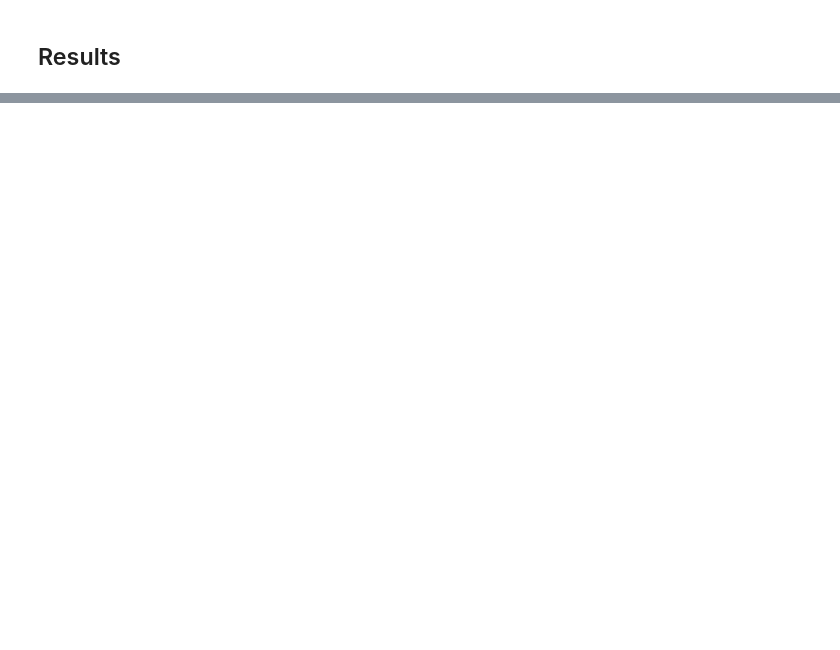
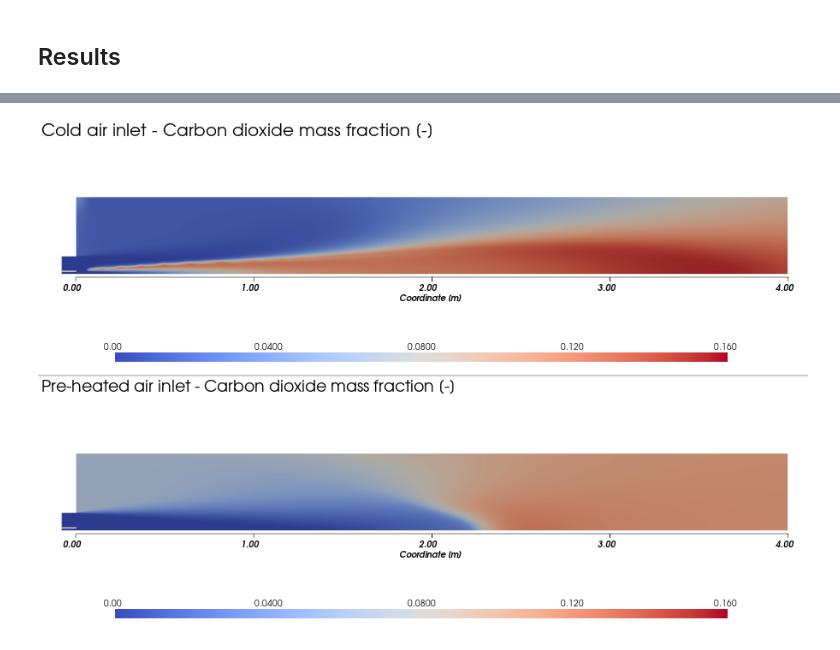
Before and after one commit to wallytutor/OpenFOAM, a Jupyter notebook: tutorials/multicomponentFluid/methaneAirSentivity/report.ipynb, the cells around one changed output, grey strips where cells are left out. Drawn from its saved outputs; the diff is of its cells as text; code cells hidden in the pictures; blank space fills up the shorter version.

```diff
--- a/tutorials/multicomponentFluid/methaneAirSentivity/report.ipynb
+++ b/tutorials/multicomponentFluid/methaneAirSentivity/report.ipynb
@@ -109,0 +191,10 @@ ma.plot_comparison(
+# %%
+#| echo: false
+#| fig-align: center
+#| fig-cap: Carbon dioxide mass fraction fields [-].
+#| label: fig-field-carbon-dioxide
+ma.plot_comparison(
+    mesh1, mesh2, scalar="CO2", cmap="coolwarm", clim=[0.0, 0.16]
+)
+# %% [output]
+[figure, added]
```
Also changed, not shown: parts of 27 cells of this notebook, 2 other files.
